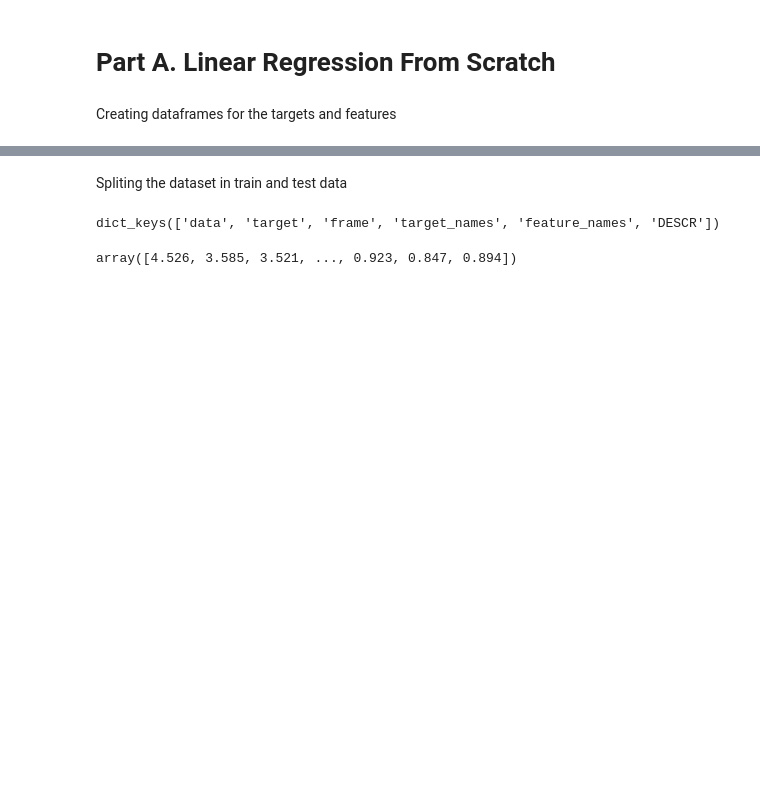
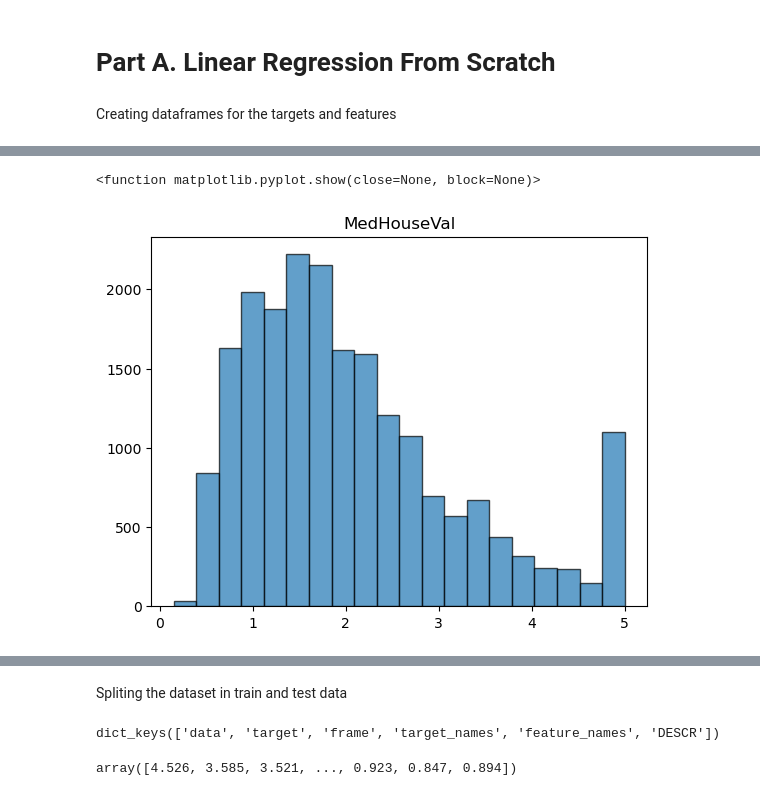
Before and after one commit to jorgeDongoG/ENEI-2025-ML1-Tarea1, a Jupyter notebook: scripts/Notebook.ipynb, the cells around one changed output, grey strips where cells are left out. Drawn from its saved outputs; the diff is of its cells as text; code cells hidden in the pictures; blank space fills up the shorter version.

```diff
--- a/scripts/Notebook.ipynb
+++ b/scripts/Notebook.ipynb
@@ -12,0 +47,7 @@ y = pd.DataFrame(fetch_california_housing()['target'], columns=fetch_california_
+# %%
+plt.hist(y['MedHouseVal'], bins=20, edgecolor='black', alpha=0.7)
+plt.title('MedHouseVal')
+plt.show
+# %% [output]
+<function matplotlib.pyplot.show(close=None, block=None)>
+[figure, added]
```
Also changed, not shown: parts of 4 cells of this notebook.
